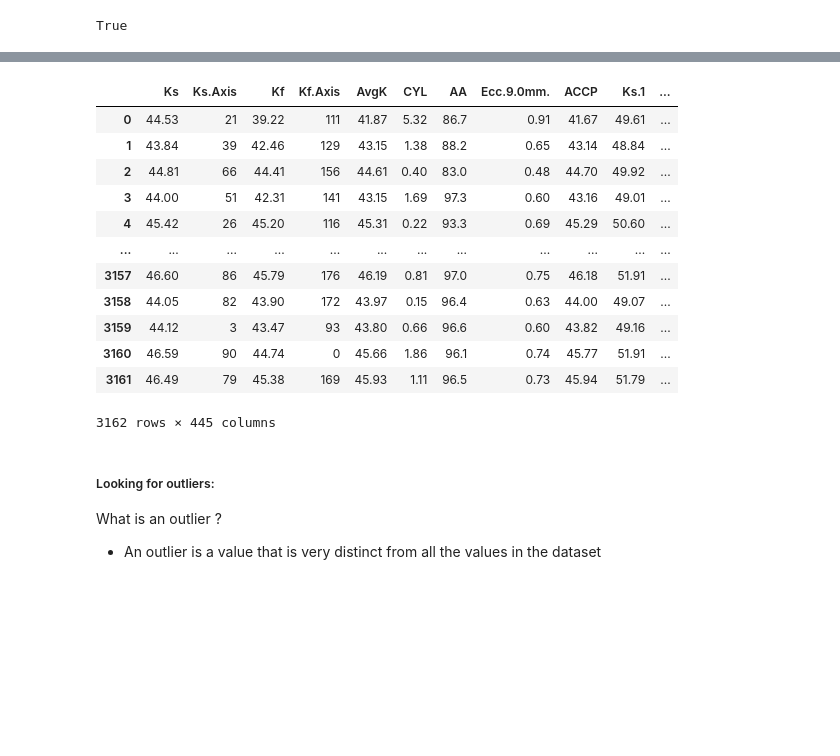
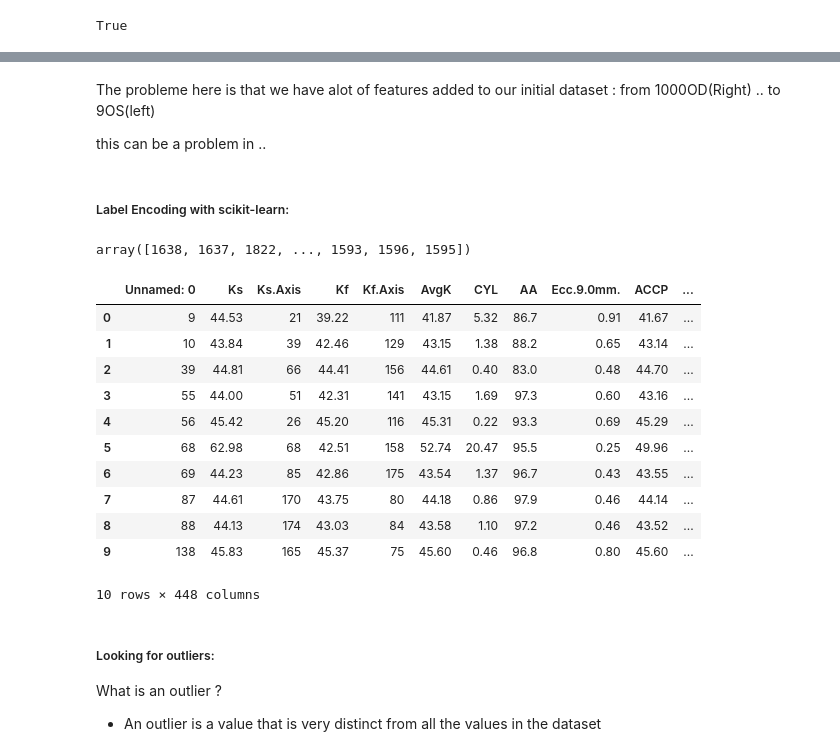
Before and after one commit to imenbkr/Keratoconus-Stage-Detection, a Jupyter notebook: keratoconus-stage-detection-summer-internship.ipynb, the cells around one changed output, grey strips where cells are left out. Cells and saved outputs as stored; diff of their text form; code cells hidden in the pictures; blank space fills up the shorter version.

```diff
--- a/keratoconus-stage-detection-summer-internship.ipynb
+++ b/keratoconus-stage-detection-summer-internship.ipynb
@@ -354,0 +559,3 @@ We can notice that there are unuseful columns in the dataset that we can drop, i
+# %%
+data_numeric = pd.get_dummies(data['idEye'])
+data_numeric
@@ -354,0 +580,4 @@ We can notice that there are unuseful columns in the dataset that we can drop, i
+# %%
+data = pd.concat([data , data_numeric], axis=1).reindex(data.index)
+data.drop('idEye', axis=1, inplace=True)
+data
@@ -355,22 +617,33 @@ We can notice that there are unuseful columns in the dataset that we can drop, i
+# %% [markdown]
+The probleme here is that we have alot of features added to our initial dataset : from 1000OD(Right) .. to 9OS(left)
+
+this can be a problem in  ..
+# %% [markdown]
+##### Label Encoding with scikit-learn:  ####
+# %%
+from sklearn.preprocessing import LabelEncoder #importing the label encoder
+le = LabelEncoder() #creating an instance of the label encoder called 'le'
+label = le.fit_transform(data['idEye']) #fit the label encoder with the 'fit_transform' function
+label
+# %% [output]
+array([1638, 1637, 1822, ..., 1593, 1596, 1595])
 # %%
-data.drop(['idEye'], axis=1, inplace=True)
-data.drop(['En.Anterior.'], axis=1, inplace=True)
-data.drop(['Unnamed: 0'], axis=1, inplace=True)
-data
+data.drop("idEye", axis=1, inplace=True)
+data['idEye']= label
+data.head(10)
 # %% [output]
-|  | Ks | Ks.Axis | Kf | Kf.Axis | AvgK | CYL | AA | Ecc.9.0mm. | ACCP | Ks.1 | ... |
-| 0 | 44.53 | 21 | 39.22 | 111 | 41.87 | 5.32 | 86.7 | 0.91 | 41.67 | 49.61 | ... |
-| 1 | 43.84 | 39 | 42.46 | 129 | 43.15 | 1.38 | 88.2 | 0.65 | 43.14 | 48.84 | ... |
-| 2 | 44.81 | 66 | 44.41 | 156 | 44.61 | 0.40 | 83.0 | 0.48 | 44.70 | 49.92 | ... |
-| 3 | 44.00 | 51 | 42.31 | 141 | 43.15 | 1.69 | 97.3 | 0.60 | 43.16 | 49.01 | ... |
-| 4 | 45.42 | 26 | 45.20 | 116 | 45.31 | 0.22 | 93.3 | 0.69 | 45.29 | 50.60 | ... |
-| ... | ... | ... | ... | ... | ... | ... | ... | ... | ... | ... | ... |
-| 3157 | 46.60 | 86 | 45.79 | 176 | 46.19 | 0.81 | 97.0 | 0.75 | 46.18 | 51.91 | ... |
-| 3158 | 44.05 | 82 | 43.90 | 172 | 43.97 | 0.15 | 96.4 | 0.63 | 44.00 | 49.07 | ... |
-| 3159 | 44.12 | 3 | 43.47 | 93 | 43.80 | 0.66 | 96.6 | 0.60 | 43.82 | 49.16 | ... |
-| 3160 | 46.59 | 90 | 44.74 | 0 | 45.66 | 1.86 | 96.1 | 0.74 | 45.77 | 51.91 | ... |
-| 3161 | 46.49 | 79 | 45.38 | 169 | 45.93 | 1.11 | 96.5 | 0.73 | 45.94 | 51.79 | ... |
+|  | Unnamed: 0 | Ks | Ks.Axis | Kf | Kf.Axis | AvgK | CYL | AA | Ecc.9.0mm. | ACCP | ... |
+| 0 | 9 | 44.53 | 21 | 39.22 | 111 | 41.87 | 5.32 | 86.7 | 0.91 | 41.67 | ... |
+| 1 | 10 | 43.84 | 39 | 42.46 | 129 | 43.15 | 1.38 | 88.2 | 0.65 | 43.14 | ... |
+| 2 | 39 | 44.81 | 66 | 44.41 | 156 | 44.61 | 0.40 | 83.0 | 0.48 | 44.70 | ... |
+| 3 | 55 | 44.00 | 51 | 42.31 | 141 | 43.15 | 1.69 | 97.3 | 0.60 | 43.16 | ... |
+| 4 | 56 | 45.42 | 26 | 45.20 | 116 | 45.31 | 0.22 | 93.3 | 0.69 | 45.29 | ... |
+| 5 | 68 | 62.98 | 68 | 42.51 | 158 | 52.74 | 20.47 | 95.5 | 0.25 | 49.96 | ... |
+| 6 | 69 | 44.23 | 85 | 42.86 | 175 | 43.54 | 1.37 | 96.7 | 0.43 | 43.55 | ... |
+| 7 | 87 | 44.61 | 170 | 43.75 | 80 | 44.18 | 0.86 | 97.9 | 0.46 | 44.14 | ... |
+| 8 | 88 | 44.13 | 174 | 43.03 | 84 | 43.58 | 1.10 | 97.2 | 0.46 | 43.52 | ... |
+| 9 | 138 | 45.83 | 165 | 45.37 | 75 | 45.60 | 0.46 | 96.8 | 0.80 | 45.60 | ... |
-3162 rows × 445 columns
+10 rows × 448 columns
 # %% [markdown]
 ##### Looking for outliers:
 What is an outlier ?
```
Also changed, not shown: parts of 53 cells of this notebook.
